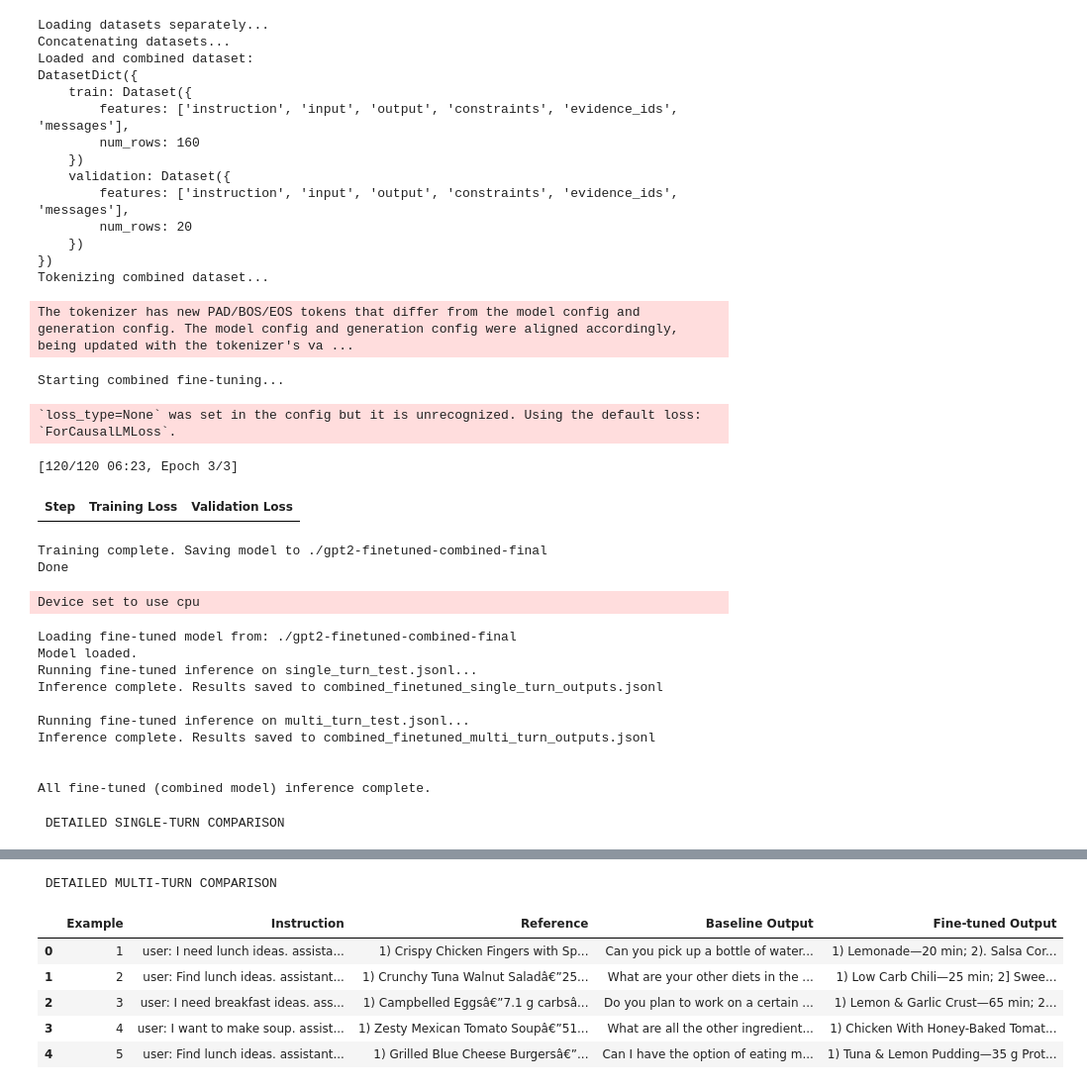
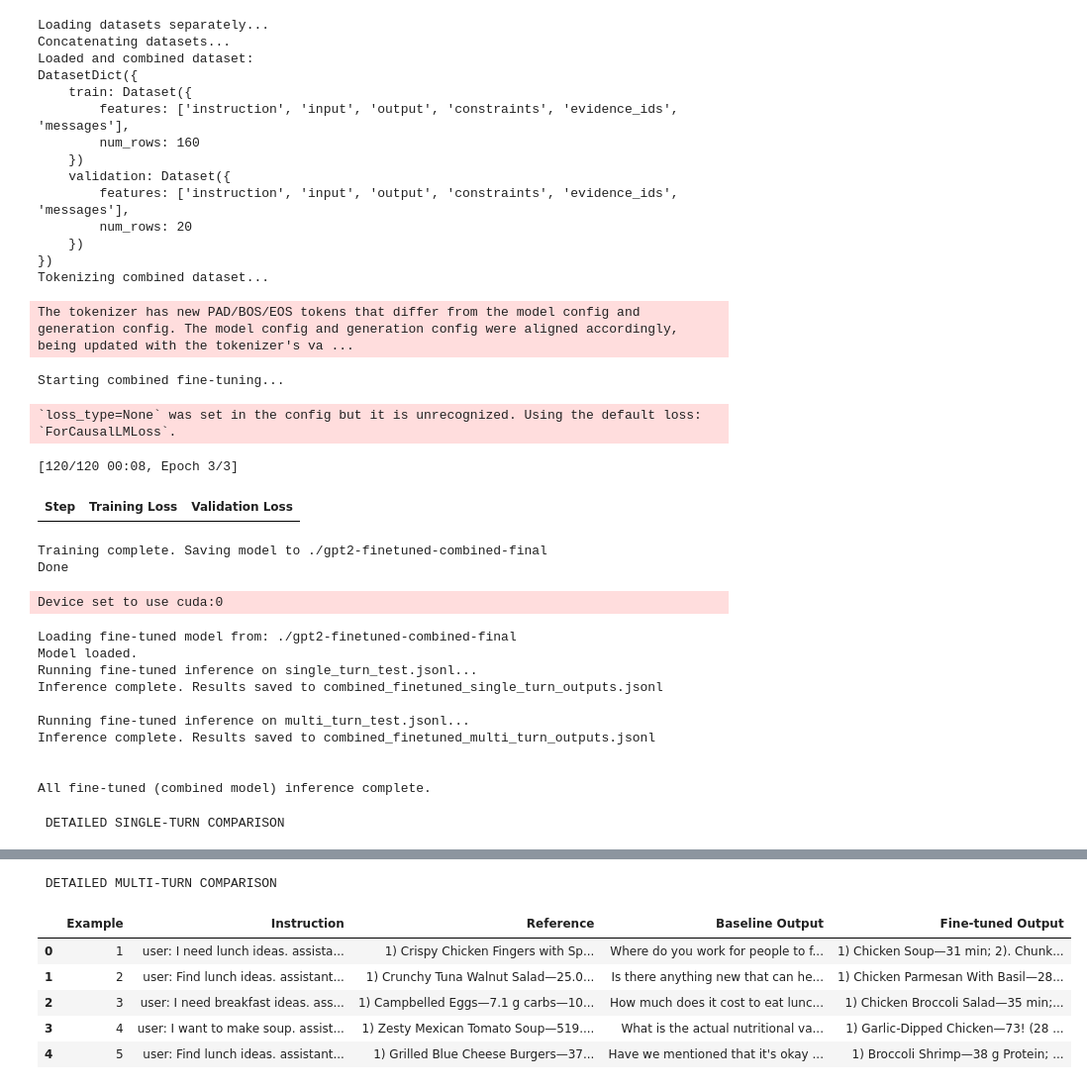
Before and after one commit to ltrieu22/Project23New, a Jupyter notebook: fine_tuning.ipynb, the cells around one changed output, grey strips where cells are left out. Shown: that part at 99% size. Saved outputs shown, nothing was run; the diff lists cells and outputs as text; code cells hidden in the pictures.

```diff
--- a/fine_tuning.ipynb
+++ b/fine_tuning.ipynb
@@ -136,12 +163,13 @@ def preprocess_function(examples):
         # single turn (instruction is not None)
         elif examples['instruction'][i] is not None:
             instruction = examples['instruction'][i]
-            inp = examples['input'][i]
+            inp = examples['input'][i] if examples['input'][i] else ""
             output = examples['output'][i]
 
             prompt_content = instruction
             if inp:
                 prompt_content += f"\n{inp}"
+
             prompt_part = f"User: {prompt_content}\nAssistant: "
             response_content = output
 
@@ -231,7 +259,7 @@ Tokenizing combined dataset...
 The tokenizer has new PAD/BOS/EOS tokens that differ from the model config and generation config. The model config and generation config were aligned accordingly, being updated with the tokenizer's va ...
 Starting combined fine-tuning...
 `loss_type=None` was set in the config but it is unrecognized. Using the default loss: `ForCausalLMLoss`.
-[120/120 06:23, Epoch 3/3]
+[120/120 00:08, Epoch 3/3]
 | Step | Training Loss | Validation Loss |
 Training complete. Saving model to ./gpt2-finetuned-combined-final
 Done
@@ -250,7 +278,7 @@ print("Model loaded.")
 
 def run_finetuned_inference(input_file, output_file):
     print(f"Running fine-tuned inference on {input_file}...")
-    with open(input_file, "r") as f_in, open(output_file, "w") as f_out:
+    with open(input_file, "r", encoding='utf-8') as f_in, open(output_file, "w", encoding='utf-8') as f_out:
         for line in f_in:
             example = json.loads(line)
             prompt = ""
@@ -281,6 +309,11 @@ def run_finetuned_inference(input_file, output_file):
             else:
                 continue
 
+            if "constraints" in example:
+                result_base["constraints"] = example["constraints"]
+            if "evidence_ids" in example:
+                result_base["evidence_ids"] = example["evidence_ids"]
+
             generations = generator(
                 prompt,
                 max_new_tokens=100,
@@ -296,7 +329,7 @@ def run_finetuned_inference(input_file, output_file):
 
             result = result_base
             result["model_output"] = model_output
-            f_out.write(json.dumps(result) + "\n")
+            f_out.write(json.dumps(result, ensure_ascii=False) + "\n")
 
     print(f"Inference complete. Results saved to {output_file}\n")
 
@@ -313,7 +346,7 @@ run_finetuned_inference(
 
 print("\nAll fine-tuned (combined model) inference complete.")
 # %% [output]
-Device set to use cpu
+Device set to use cuda:0
 Loading fine-tuned model from: ./gpt2-finetuned-combined-final
 Model loaded.
 Running fine-tuned inference on single_turn_test.jsonl...
@@ -327,16 +360,17 @@ All fine-tuned (combined model) inference complete.
 # %%
 from IPython.display import display
 import pandas as pd
+import json
 
 def compare_outputs(baseline_file, finetuned_file, num_examples=10):
     baseline_data = []
     finetuned_data = []
 
-    with open(baseline_file, "r") as f:
+    with open(baseline_file, "r", encoding='utf-8') as f:
         for line in f:
             baseline_data.append(json.loads(line))
 
-    with open(finetuned_file, "r") as f:
+    with open(finetuned_file, "r", encoding='utf-8') as f:
         for line in f:
             finetuned_data.append(json.loads(line))
 
@@ -401,7 +435,7 @@ display(compare_outputs(
  DETAILED MULTI-TURN COMPARISON
 |  | Example | Instruction | Reference | Baseline Output | Fine-tuned Output |
-| 0 | 1 | user: I need lunch ideas. assista... | 1) Crispy Chicken Fingers with Sp... | Can you pick up a bottle of water... | 1) Lemonade—20 min; 2). Salsa Cor... |
-| 1 | 2 | user: Find lunch ideas. assistant... | 1) Crunchy Tuna Walnut Saladâ€”25... | What are your other diets in the ... | 1) Low Carb Chili—25 min; 2] Swee... |
-| 2 | 3 | user: I need breakfast ideas. ass... | 1) Campbelled Eggsâ€”7.1 g carbsâ... | Do you plan to work on a certain ... | 1) Lemon & Garlic Crust—65 min; 2... |
-| 3 | 4 | user: I want to make soup. assist... | 1) Zesty Mexican Tomato Soupâ€”51... | What are all the other ingredient... | 1) Chicken With Honey-Baked Tomat... |
-| 4 | 5 | user: Find lunch ideas. assistant... | 1) Grilled Blue Cheese Burgersâ€”... | Can I have the option of eating m... | 1) Tuna & Lemon Pudding—35 g Prot... |
+| 0 | 1 | user: I need lunch ideas. assista... | 1) Crispy Chicken Fingers with Sp... | Where do you work for people to f... | 1) Chicken Soup—31 min; 2). Chunk... |
+| 1 | 2 | user: Find lunch ideas. assistant... | 1) Crunchy Tuna Walnut Salad—25.0... | Is there anything new that can he... | 1) Chicken Parmesan With Basil—28... |
+| 2 | 3 | user: I need breakfast ideas. ass... | 1) Campbelled Eggs—7.1 g carbs—10... | How much does it cost to eat lunc... | 1) Chicken Broccoli Salad—35 min;... |
+| 3 | 4 | user: I want to make soup. assist... | 1) Zesty Mexican Tomato Soup—519.... | What is the actual nutritional va... | 1) Garlic-Dipped Chicken—73! (28 ... |
+| 4 | 5 | user: Find lunch ideas. assistant... | 1) Grilled Blue Cheese Burgers—37... | Have we mentioned that it's okay ... | 1) Broccoli Shrimp—38 g Protein; ... |
```
Also changed, not shown: parts of 4 cells of this notebook.
